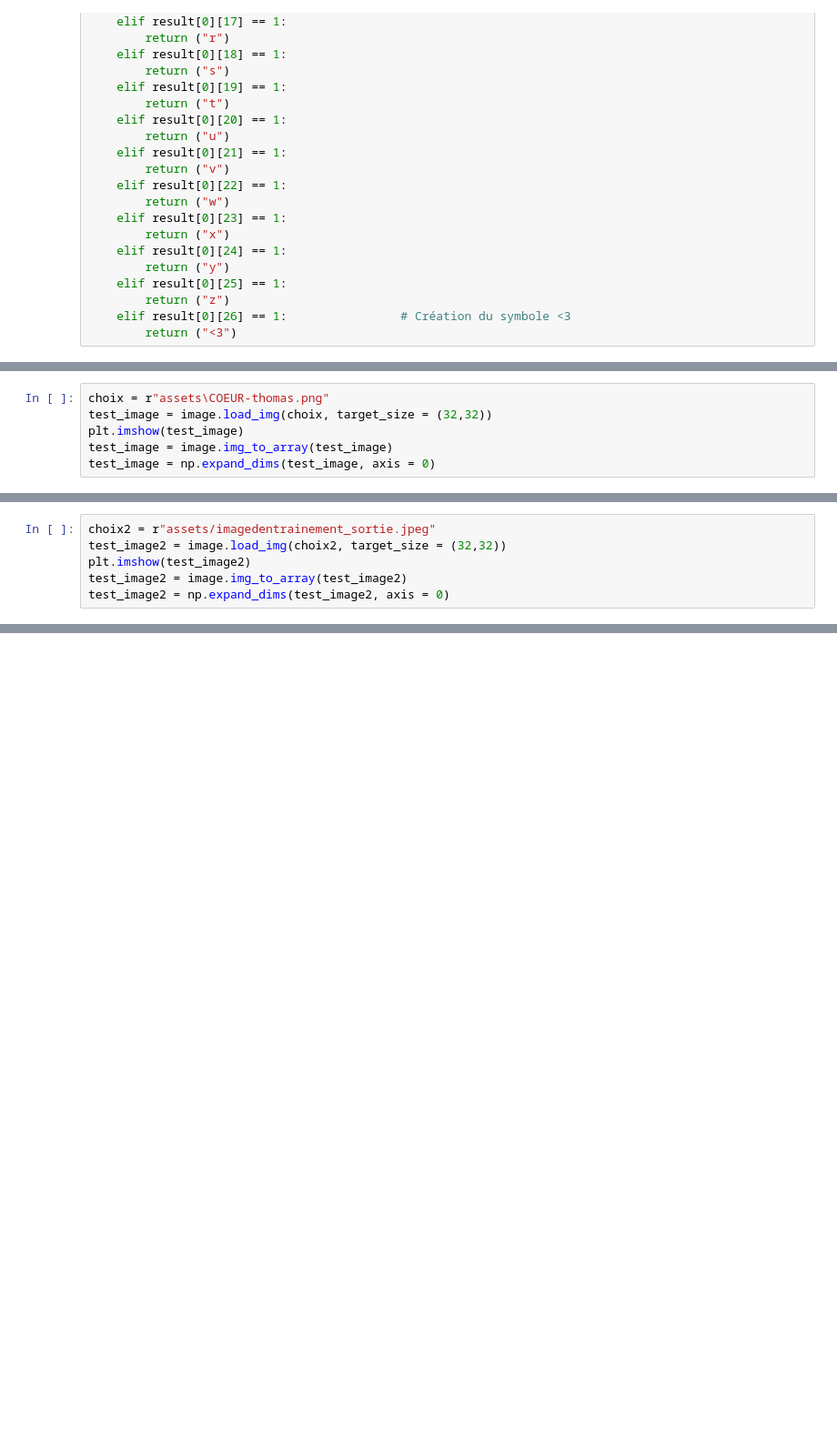
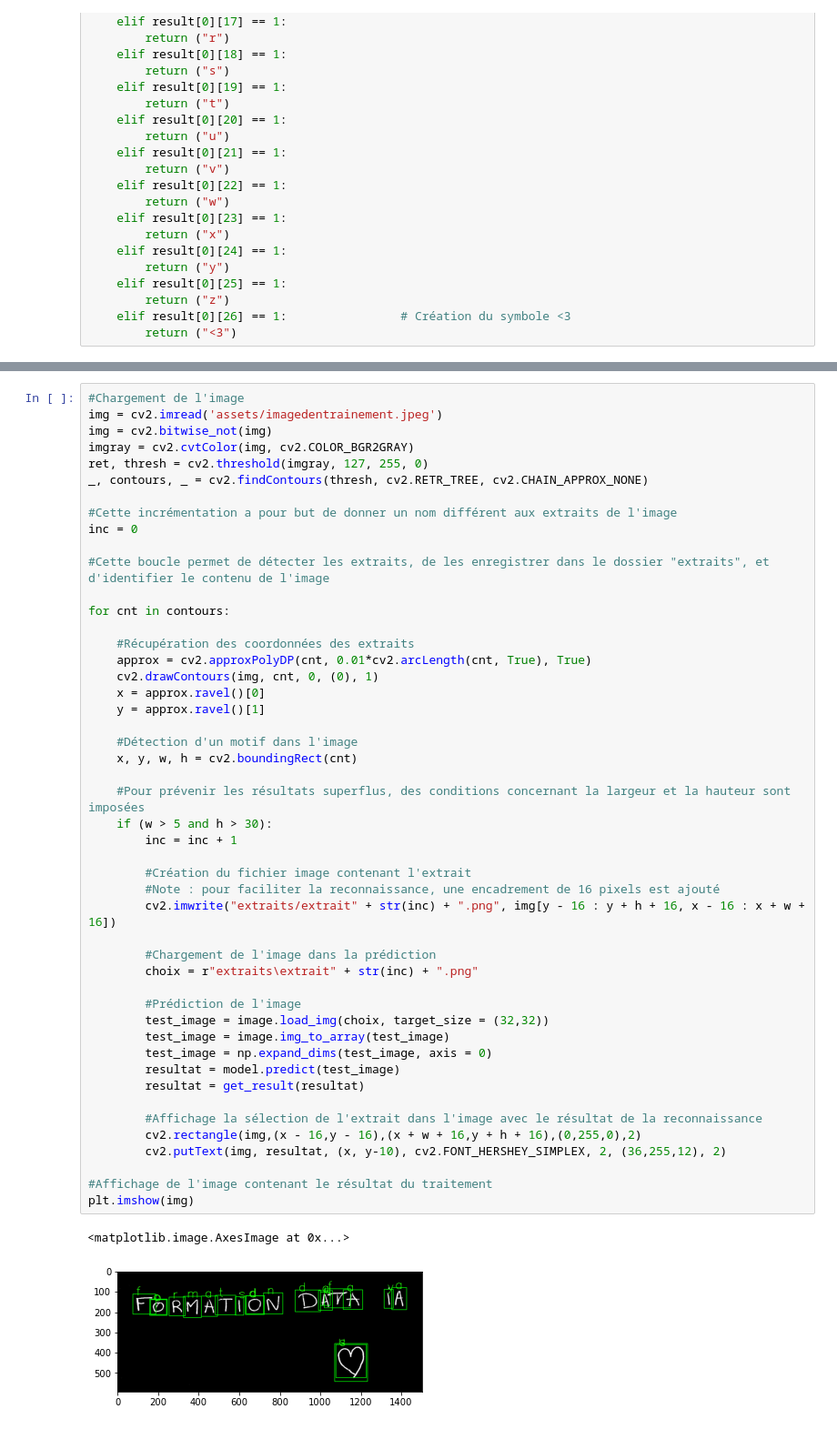
Before and after one commit to Twizzle1997/nuage-compta, a Jupyter notebook: main.ipynb, the cells around one changed output, grey strips where cells are left out. Shown: that part at 91% size. Cells and saved outputs as stored; diff of their text form; blank space fills up the shorter version.

Commit message:
Detection de caractères dans une image

```diff
--- a/main.ipynb
+++ b/main.ipynb
@@ -197,6 +190,0 @@ def get_result(result):
-# %%
-choix = r"assets\COEUR-thomas.png"
-test_image = image.load_img(choix, target_size = (32,32))
-plt.imshow(test_image)
-test_image = image.img_to_array(test_image)
-test_image = np.expand_dims(test_image, axis = 0)
@@ -224,6 +190,0 @@ negatif_test.negatif("assets/imagedentrainement.jpeg", "assets/imagedentrainemen
-# %%
-choix2 = r"assets/imagedentrainement_sortie.jpeg"
-test_image2 = image.load_img(choix2, target_size = (32,32))
-plt.imshow(test_image2)
-test_image2 = image.img_to_array(test_image2)
-test_image2 = np.expand_dims(test_image2, axis = 0)
@@ -257,0 +201,51 @@ cv2.waitKey(0)
+# %%
+#Chargement de l'image
+img = cv2.imread('assets/imagedentrainement.jpeg')
+img = cv2.bitwise_not(img)
+imgray = cv2.cvtColor(img, cv2.COLOR_BGR2GRAY)
+ret, thresh = cv2.threshold(imgray, 127, 255, 0)
+_, contours, _ = cv2.findContours(thresh, cv2.RETR_TREE, cv2.CHAIN_APPROX_NONE)
+
+#Cette incrémentation a pour but de donner un nom différent aux extraits de l'image
+inc = 0
+
+#Cette boucle permet de détecter les extraits, de les enregistrer dans le dossier "extraits", et d'identifier le contenu de l'image
+
+for cnt in contours:
+
+    #Récupération des coordonnées des extraits
+    approx = cv2.approxPolyDP(cnt, 0.01*cv2.arcLength(cnt, True), True)
+    cv2.drawContours(img, cnt, 0, (0), 1)
+    x = approx.ravel()[0]
+    y = approx.ravel()[1]
+
+    #Détection d'un motif dans l'image
+    x, y, w, h = cv2.boundingRect(cnt)
+
+    #Pour prévenir les résultats superflus, des conditions concernant la largeur et la hauteur sont imposées
+    if (w > 5 and h > 30):
+        inc = inc + 1
+
+        #Création du fichier image contenant l'extrait
+        #Note : pour faciliter la reconnaissance, une encadrement de 16 pixels est ajouté
+        cv2.imwrite("extraits/extrait" + str(inc) + ".png", img[y - 16 : y + h + 16, x - 16 : x + w + 16])
+
+        #Chargement de l'image dans la prédiction
+        choix = r"extraits\extrait" + str(inc) + ".png"
+
+        #Prédiction de l'image
+        test_image = image.load_img(choix, target_size = (32,32))
+        test_image = image.img_to_array(test_image)
+        test_image = np.expand_dims(test_image, axis = 0)
+        resultat = model.predict(test_image)
+        resultat = get_result(resultat)
+
+        #Affichage la sélection de l'extrait dans l'image avec le résultat de la reconnaissance
+        cv2.rectangle(img,(x - 16,y - 16),(x + w + 16,y + h + 16),(0,255,0),2)
+        cv2.putText(img, resultat, (x, y-10), cv2.FONT_HERSHEY_SIMPLEX, 2, (36,255,12), 2)
+
+#Affichage de l'image contenant le résultat du traitement
+plt.imshow(img)
+# %% [output]
+<matplotlib.image.AxesImage at 0x...>
+[figure, added]
```
Also changed, not shown: parts of 21 cells of this notebook, 1 other file.
